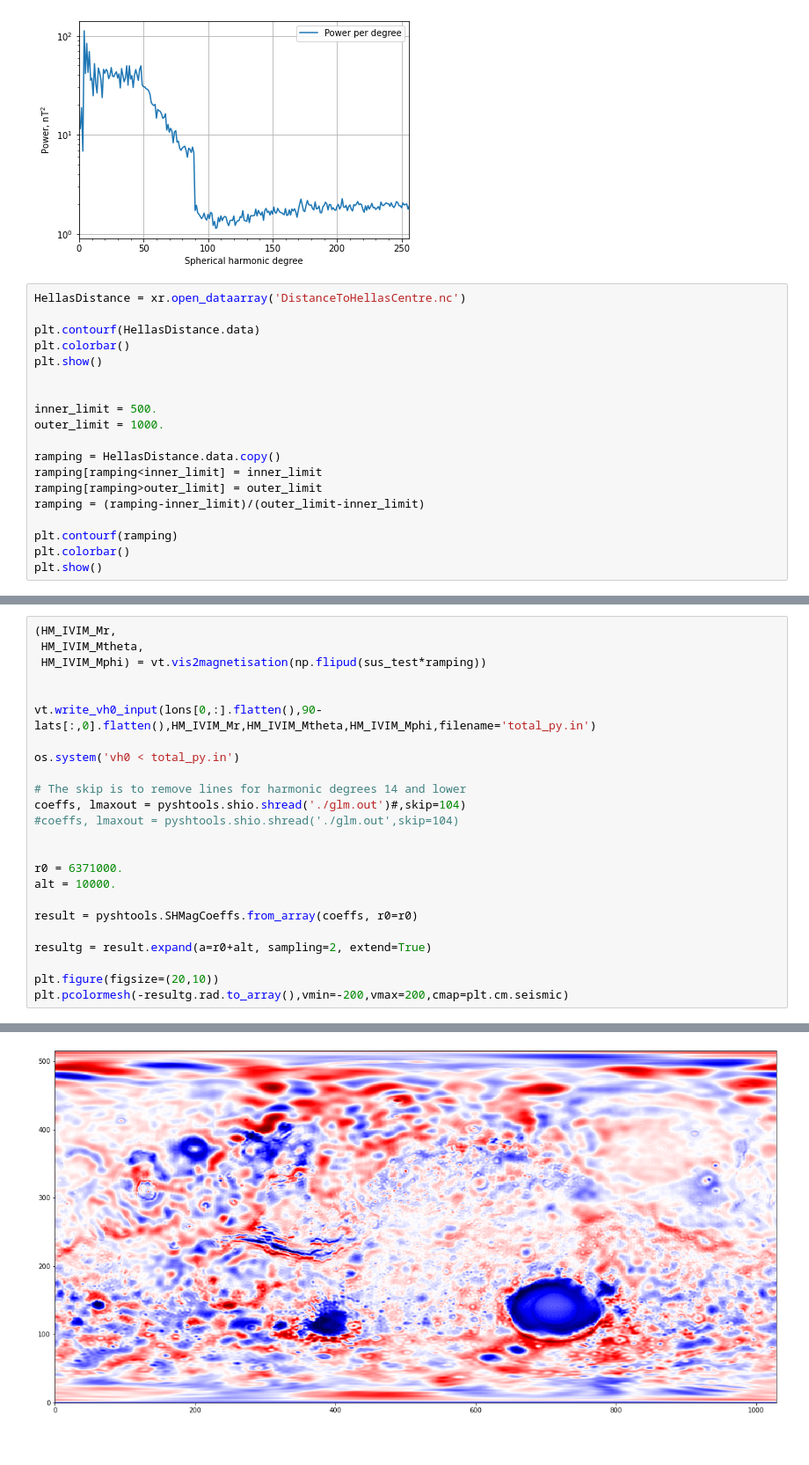
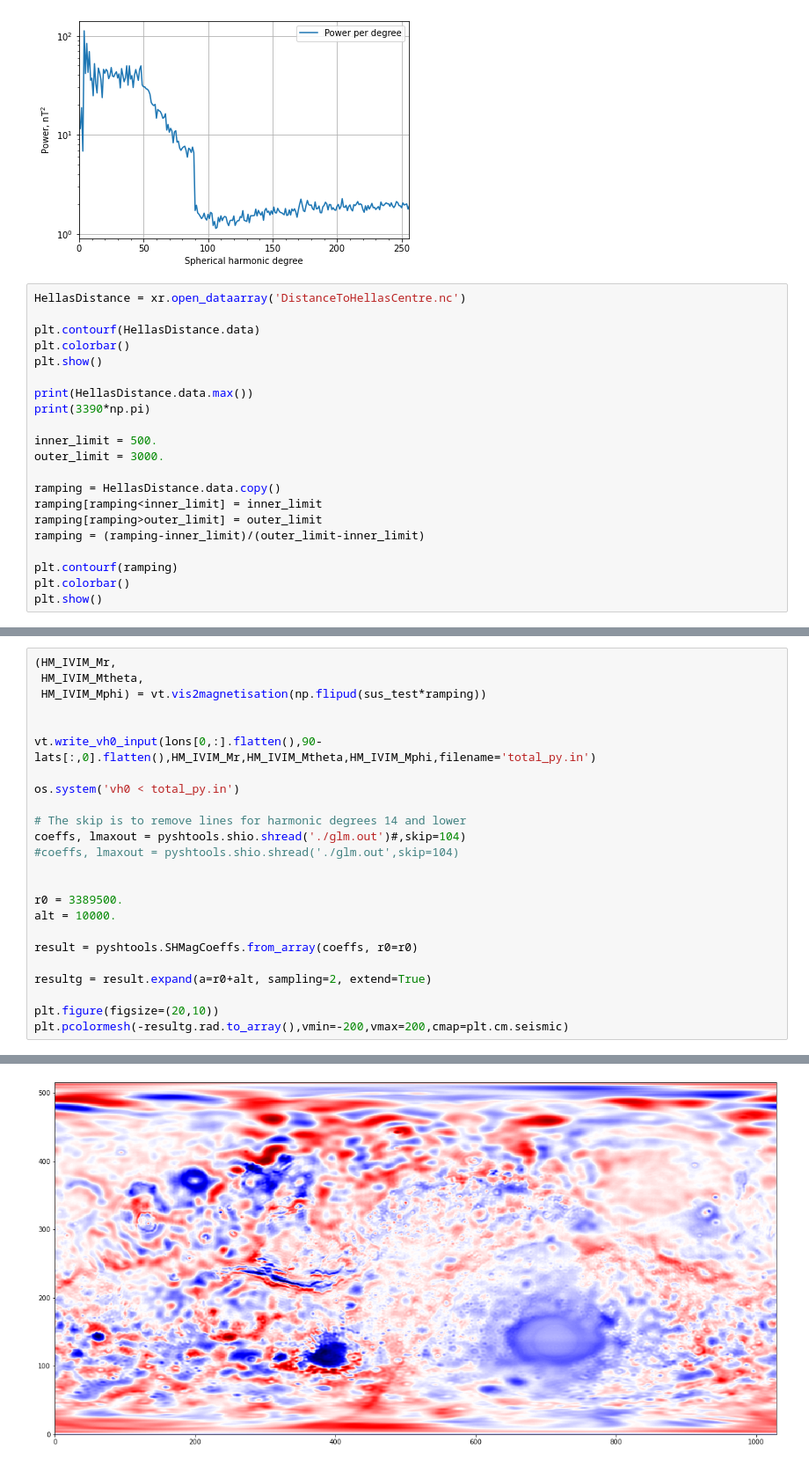
Before and after one commit to siwill22/mars, a Jupyter notebook: mars_vh0.ipynb, the cells around one changed output, grey strips where cells are left out. Shown at 88% size. Cells and saved outputs as stored; diff of their text form.

```diff
--- a/mars_vh0.ipynb
+++ b/mars_vh0.ipynb
@@ -82,9 +83,11 @@ plt.contourf(HellasDistance.data)
 plt.colorbar()
 plt.show()
 
+print(HellasDistance.data.max())
+print(3390*np.pi)
 
 inner_limit = 500.
-outer_limit = 1000.
+outer_limit = 3000.
 
 ramping = HellasDistance.data.copy()
 ramping[ramping<inner_limit] = inner_limit
@@ -109,27 +117,27 @@ print(np.max(ramping))
 # %%
 (HM_IVIM_Mr,
  HM_IVIM_Mtheta,
  HM_IVIM_Mphi) = vt.vis2magnetisation(np.flipud(sus_test*ramping))
 
 
 vt.write_vh0_input(lons[0,:].flatten(),90-lats[:,0].flatten(),HM_IVIM_Mr,HM_IVIM_Mtheta,HM_IVIM_Mphi,filename='total_py.in')
 
 os.system('vh0 < total_py.in')
 
 # The skip is to remove lines for harmonic degrees 14 and lower
 coeffs, lmaxout = pyshtools.shio.shread('./glm.out')#,skip=104)
 #coeffs, lmaxout = pyshtools.shio.shread('./glm.out',skip=104)
 
 
-r0 = 6371000.
+r0 = 3389500.
 alt = 10000.
 
 result = pyshtools.SHMagCoeffs.from_array(coeffs, r0=r0)
 
 resultg = result.expand(a=r0+alt, sampling=2, extend=True)
 
 plt.figure(figsize=(20,10))
 plt.pcolormesh(-resultg.rad.to_array(),vmin=-200,vmax=200,cmap=plt.cm.seismic)
 # %% [output]
 <matplotlib.collections.QuadMesh at 0x...>
-[figure, old version]
+[figure, new version]
```
Also changed, not shown: parts of 4 cells of this notebook, 1 other file.
